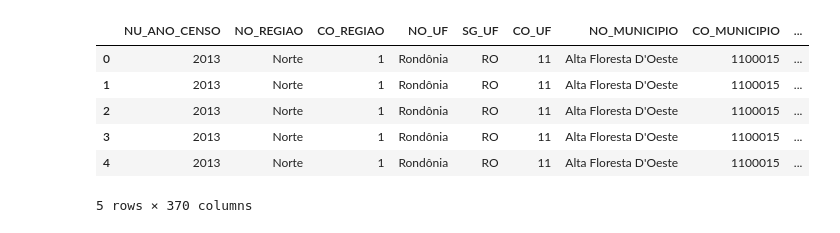
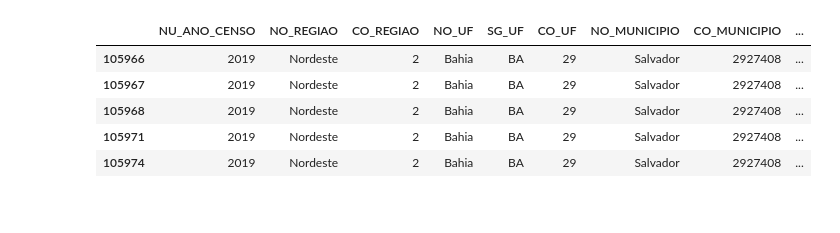
Before and after one commit to Bruno-Santana-Eco/Dados_Painel_Escolas_SSA, a Jupyter notebook: Diff-in-diff.ipynb, the cells around one changed output. Drawn from its saved outputs; the diff is of its cells as text; code cells hidden in the pictures.

```diff
--- a/Diff-in-diff.ipynb
+++ b/Diff-in-diff.ipynb
@@ -0,0 +59,7 @@
+# %%
+import pandas as pd
+
+xlsx_path = "C:/Users/Samsung/Documents/GitHub-Datas/Trabalho_Vanessa/escolas_com_distancias.xlsx"
+escolas_amostra = pd.read_excel(xlsx_path, sheet_name='escolas_com_distancias')
+
+escolas_amostra.head()
@@ -1,5 +172,6 @@
 # %%
 import pandas as pd
 
-path = "C:/Users/Samsung/Documents/GitHub-Datas/Trabalho_Vanessa/microdados_ed_basica_2013.csv"
-df = pd.read_csv(path, sep=';', encoding='latin1')
+path_2019 = "C:/Users/Samsung/Documents/GitHub-Datas/Trabalho_Vanessa/microdados_ed_basica_2019.csv"
+escolas_2019 = pd.read_csv(path_2019, sep=';', encoding='latin1')
+escolas_2019.info(verbose=True)
@@ -5,0 +198,3 @@ df = pd.read_csv(path, sep=';', encoding='latin1')
+# %%
+escolas_2019_ssa = escolas_2019[escolas_2019['CO_MUNICIPIO'] == 2927408]
+escolas_2019_ssa.head()
@@ -5,0 +209,3 @@ df = pd.read_csv(path, sep=';', encoding='latin1')
+# %%
+escolas_2019_ssa = escolas_2019_ssa[escolas_2019_ssa['CO_ENTIDADE'].isin(escolas_amostra['code_school'])]
+escolas_2019_ssa.info(verbose=True)
@@ -6,10 +230,9 @@ df = pd.read_csv(path, sep=';', encoding='latin1')
 # %%
-df.head()
+escolas_2019_ssa.head()
 # %% [output]
 |  | NU_ANO_CENSO | NO_REGIAO | CO_REGIAO | NO_UF | SG_UF | CO_UF | NO_MUNICIPIO | CO_MUNICIPIO | ... |
-| 0 | 2013 | Norte | 1 | Rondônia | RO | 11 | Alta Floresta D'Oeste | 1100015 | ... |
-| 1 | 2013 | Norte | 1 | Rondônia | RO | 11 | Alta Floresta D'Oeste | 1100015 | ... |
-| 2 | 2013 | Norte | 1 | Rondônia | RO | 11 | Alta Floresta D'Oeste | 1100015 | ... |
-| 3 | 2013 | Norte | 1 | Rondônia | RO | 11 | Alta Floresta D'Oeste | 1100015 | ... |
-| 4 | 2013 | Norte | 1 | Rondônia | RO | 11 | Alta Floresta D'Oeste | 1100015 | ... |
+| 105966 | 2019 | Nordeste | 2 | Bahia | BA | 29 | Salvador | 2927408 | ... |
+| 105967 | 2019 | Nordeste | 2 | Bahia | BA | 29 | Salvador | 2927408 | ... |
+| 105968 | 2019 | Nordeste | 2 | Bahia | BA | 29 | Salvador | 2927408 | ... |
+| 105971 | 2019 | Nordeste | 2 | Bahia | BA | 29 | Salvador | 2927408 | ... |
+| 105974 | 2019 | Nordeste | 2 | Bahia | BA | 29 | Salvador | 2927408 | ... |
-5 rows × 370 columns
```
Also changed, not shown: parts of 31 cells of this notebook.
